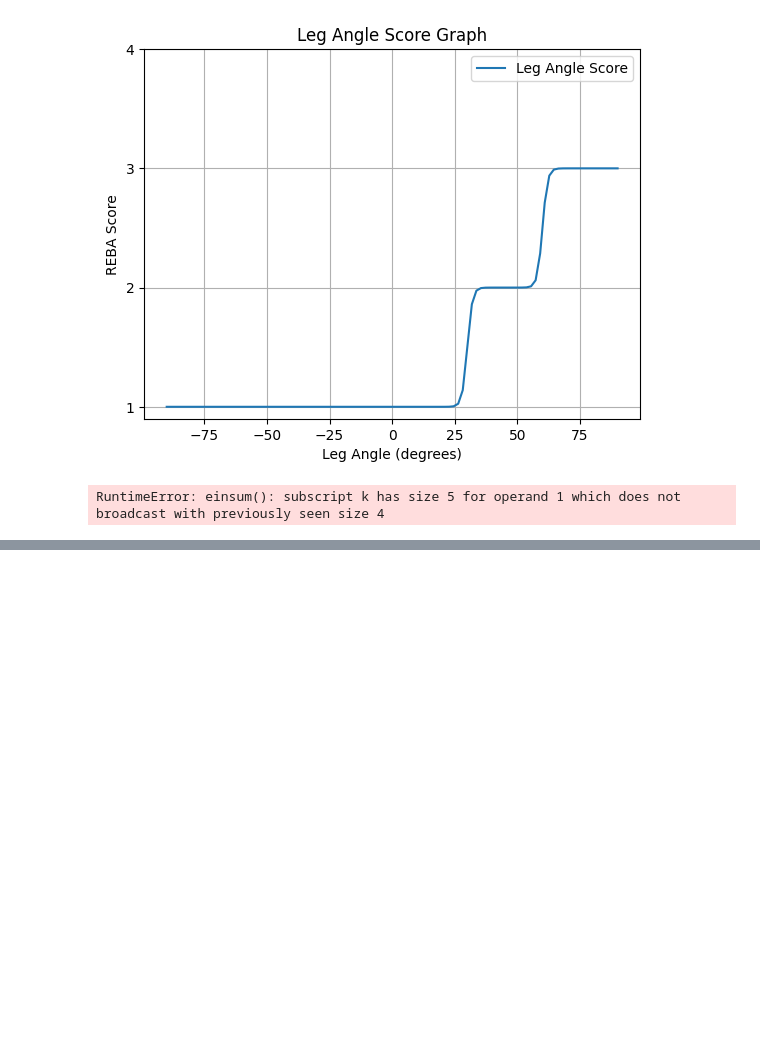
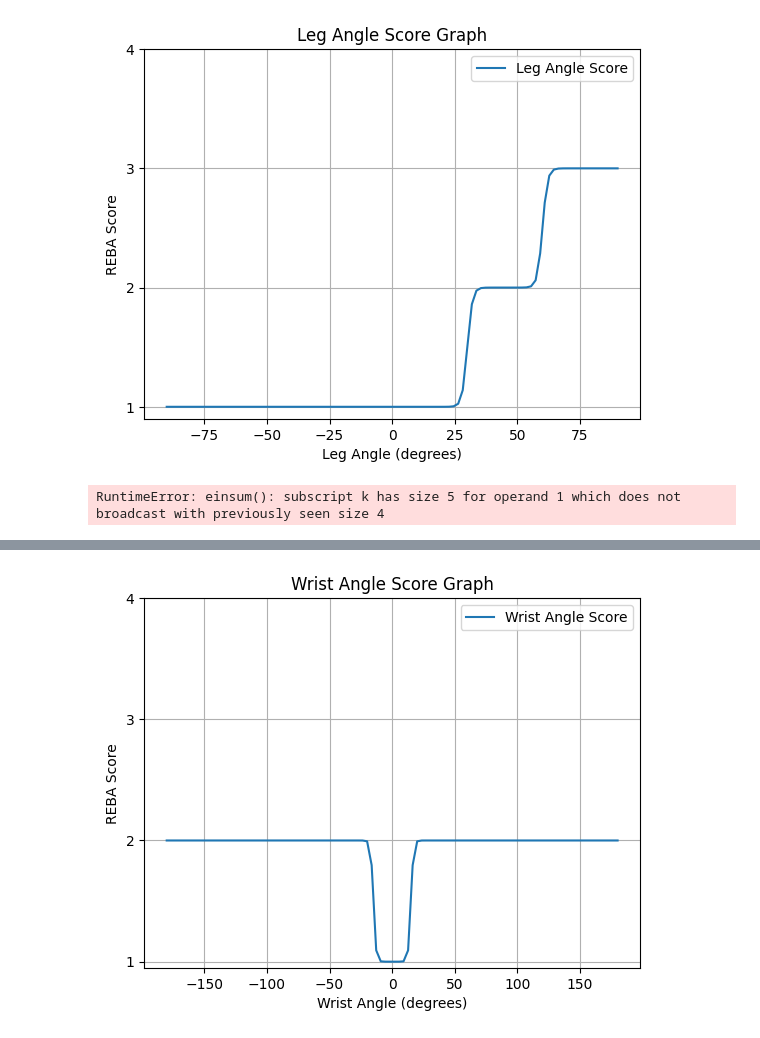
Before and after one commit to gwyong/umich, a Jupyter notebook: DPM/T2M-GPT/playground.ipynb, the cells around one changed output, grey strips where cells are left out. Drawn from its saved outputs; the diff is of its cells as text; code cells hidden in the pictures; blank space fills up the shorter version.

```diff
--- a/DPM/T2M-GPT/playground.ipynb
+++ b/DPM/T2M-GPT/playground.ipynb
@@ -211,0 +306,45 @@ RuntimeError: einsum(): subscript k has size 5 for operand 1 which does not broa
+# %%
+import torch
+
+def wrist_angle_score(angle, steepness=10.0):
+    """
+    Calculate a differentiable score based on the wrist angle using PyTorch.
+
+    Parameters:
+        angle (torch.Tensor): The wrist angle in degrees. Can be a single value or a tensor of values.
+        steepness (float): The steepness of the sigmoid transitions. Higher values result in sharper transitions.
+
+    Returns:
+        torch.Tensor: Differentiable wrist angle score.
+    """
+    # Define thresholds
+    low_threshold = -15.0
+    high_threshold = 15.0
+
+    # Smooth transitions using sigmoid
+    below_low = torch.sigmoid(-steepness * (angle - low_threshold))  # Active when angle < -15
+    in_range = torch.sigmoid(steepness * (angle - low_threshold)) * (1 - torch.sigmoid(steepness * (angle - high_threshold)))  # -15 <= angle <= 15
+    above_high = torch.sigmoid(steepness * (angle - high_threshold))  # Active when angle > 15
+
+    # Calculate the score
+    score = 1 * in_range + 2 * (below_low + above_high)
+
+    return score
+# %%
+# Generate sample angles
+angles = torch.linspace(-180, 180, steps=100)
+
+# Calculate neck angle scores
+scores = wrist_angle_score(angles, steepness=1)
+
+# Plot the neck angle scores
+plt.plot(angles.numpy(), scores.numpy(), label='Wrist Angle Score')
+plt.xlabel('Wrist Angle (degrees)')
+plt.ylabel('REBA Score')
+plt.title('Wrist Angle Score Graph')
+plt.yticks([1, 2, 3, 4])
+plt.legend()
+plt.grid(True)
+plt.show()
+# %% [output]
+[figure, added]
```
Also changed, not shown: parts of 4 cells of this notebook.
